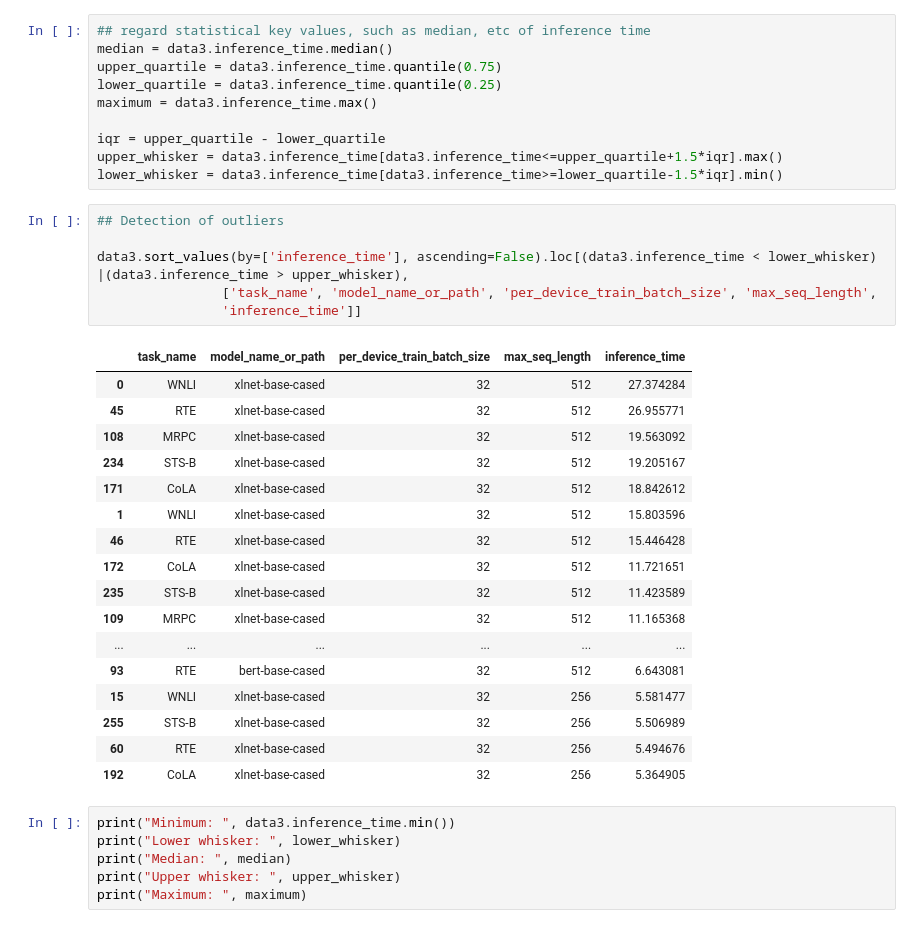
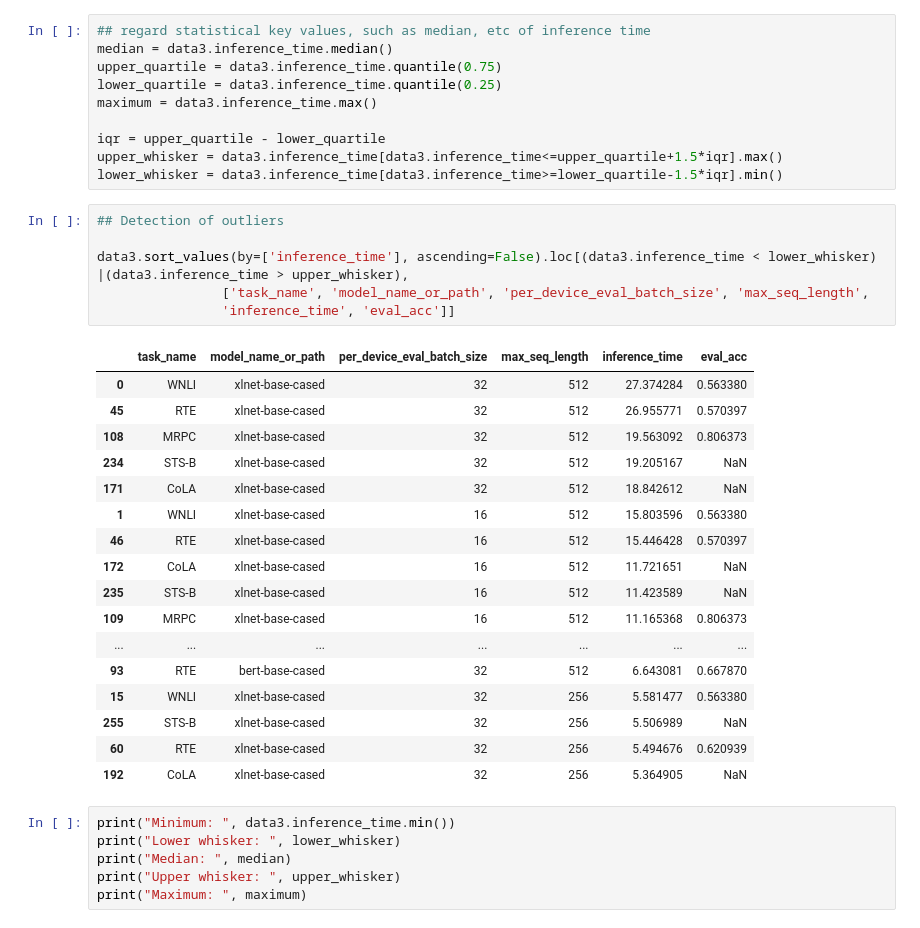
Before and after one commit to annakorotkova/Exploration-of-fine-tuning-and-inferencetime-of-large-pre-trained-languagemodels-in-NLP, a Jupyter notebook: Analysis inference time.ipynb, the cells around one changed output. Cells and saved outputs as stored; diff of their text form.

```diff
--- a/Analysis inference time.ipynb
+++ b/Analysis inference time.ipynb
@@ -302,27 +302,27 @@ lower_whisker = data3.inference_time[data3.inference_time>=lower_quartile-1.5*iq
 # %%
 ## Detection of outliers
 
 data3.sort_values(by=['inference_time'], ascending=False).loc[(data3.inference_time < lower_whisker) |(data3.inference_time > upper_whisker),
-                ['task_name', 'model_name_or_path', 'per_device_train_batch_size', 'max_seq_length',
-                'inference_time']]
+                ['task_name', 'model_name_or_path', 'per_device_eval_batch_size', 'max_seq_length',
+                'inference_time', 'eval_acc']]
 # %% [output]
-|  | task_name | model_name_or_path | per_device_train_batch_size | max_seq_length | inference_time |
-| 0 | WNLI | xlnet-base-cased | 32 | 512 | 27.374284 |
-| 45 | RTE | xlnet-base-cased | 32 | 512 | 26.955771 |
-| 108 | MRPC | xlnet-base-cased | 32 | 512 | 19.563092 |
-| 234 | STS-B | xlnet-base-cased | 32 | 512 | 19.205167 |
-| 171 | CoLA | xlnet-base-cased | 32 | 512 | 18.842612 |
-| 1 | WNLI | xlnet-base-cased | 32 | 512 | 15.803596 |
-| 46 | RTE | xlnet-base-cased | 32 | 512 | 15.446428 |
-| 172 | CoLA | xlnet-base-cased | 32 | 512 | 11.721651 |
-| 235 | STS-B | xlnet-base-cased | 32 | 512 | 11.423589 |
-| 109 | MRPC | xlnet-base-cased | 32 | 512 | 11.165368 |
-| ... | ... | ... | ... | ... | ... |
-| 93 | RTE | bert-base-cased | 32 | 512 | 6.643081 |
-| 15 | WNLI | xlnet-base-cased | 32 | 256 | 5.581477 |
-| 255 | STS-B | xlnet-base-cased | 32 | 256 | 5.506989 |
-| 60 | RTE | xlnet-base-cased | 32 | 256 | 5.494676 |
-| 192 | CoLA | xlnet-base-cased | 32 | 256 | 5.364905 |
+|  | task_name | model_name_or_path | per_device_eval_batch_size | max_seq_length | inference_time | eval_acc |
+| 0 | WNLI | xlnet-base-cased | 32 | 512 | 27.374284 | 0.563380 |
+| 45 | RTE | xlnet-base-cased | 32 | 512 | 26.955771 | 0.570397 |
+| 108 | MRPC | xlnet-base-cased | 32 | 512 | 19.563092 | 0.806373 |
+| 234 | STS-B | xlnet-base-cased | 32 | 512 | 19.205167 | NaN |
+| 171 | CoLA | xlnet-base-cased | 32 | 512 | 18.842612 | NaN |
+| 1 | WNLI | xlnet-base-cased | 16 | 512 | 15.803596 | 0.563380 |
+| 46 | RTE | xlnet-base-cased | 16 | 512 | 15.446428 | 0.570397 |
+| 172 | CoLA | xlnet-base-cased | 16 | 512 | 11.721651 | NaN |
+| 235 | STS-B | xlnet-base-cased | 16 | 512 | 11.423589 | NaN |
+| 109 | MRPC | xlnet-base-cased | 16 | 512 | 11.165368 | 0.806373 |
+| ... | ... | ... | ... | ... | ... | ... |
+| 93 | RTE | bert-base-cased | 32 | 512 | 6.643081 | 0.667870 |
+| 15 | WNLI | xlnet-base-cased | 32 | 256 | 5.581477 | 0.563380 |
+| 255 | STS-B | xlnet-base-cased | 32 | 256 | 5.506989 | NaN |
+| 60 | RTE | xlnet-base-cased | 32 | 256 | 5.494676 | 0.620939 |
+| 192 | CoLA | xlnet-base-cased | 32 | 256 | 5.364905 | NaN |
 # %%
 print("Minimum: ", data3.inference_time.min())
 print("Lower whisker: ", lower_whisker)
```
